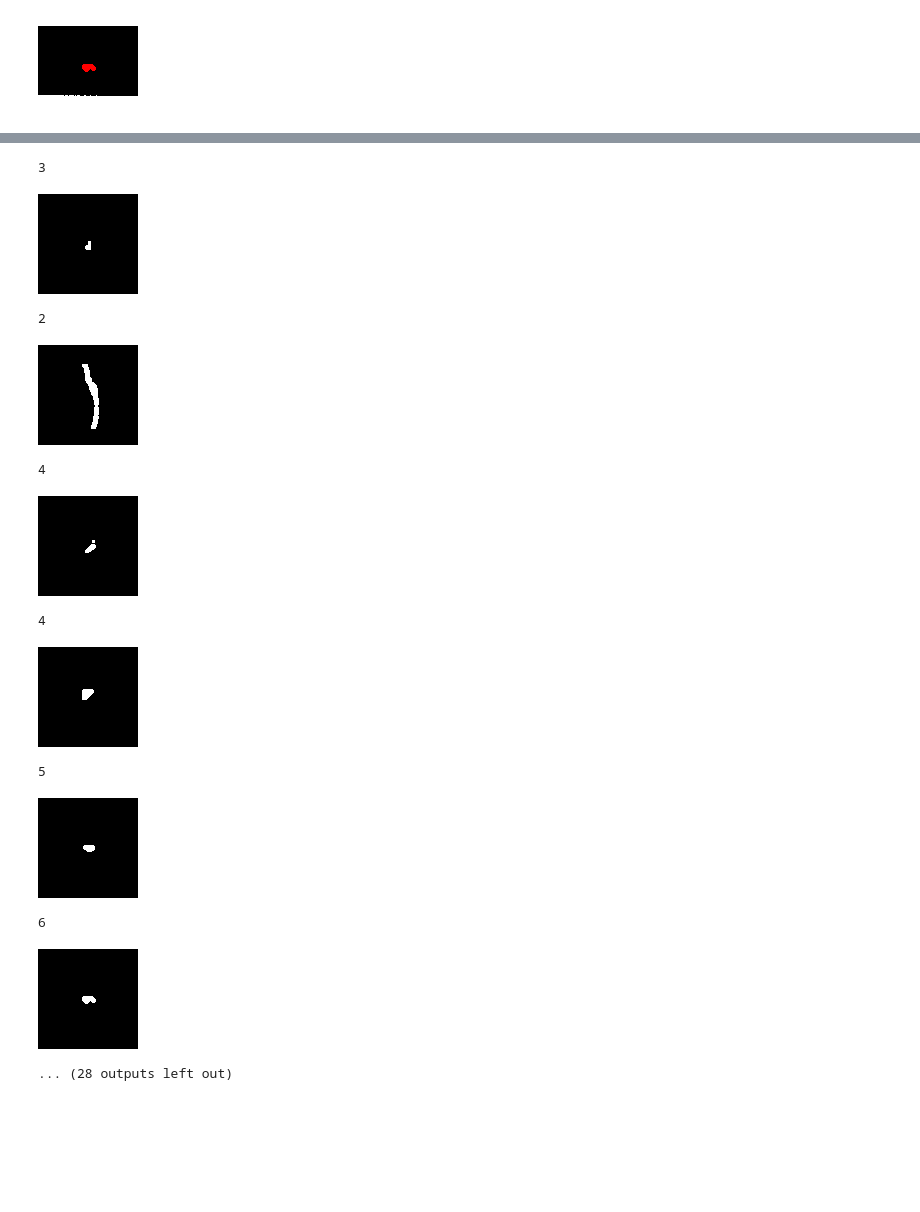
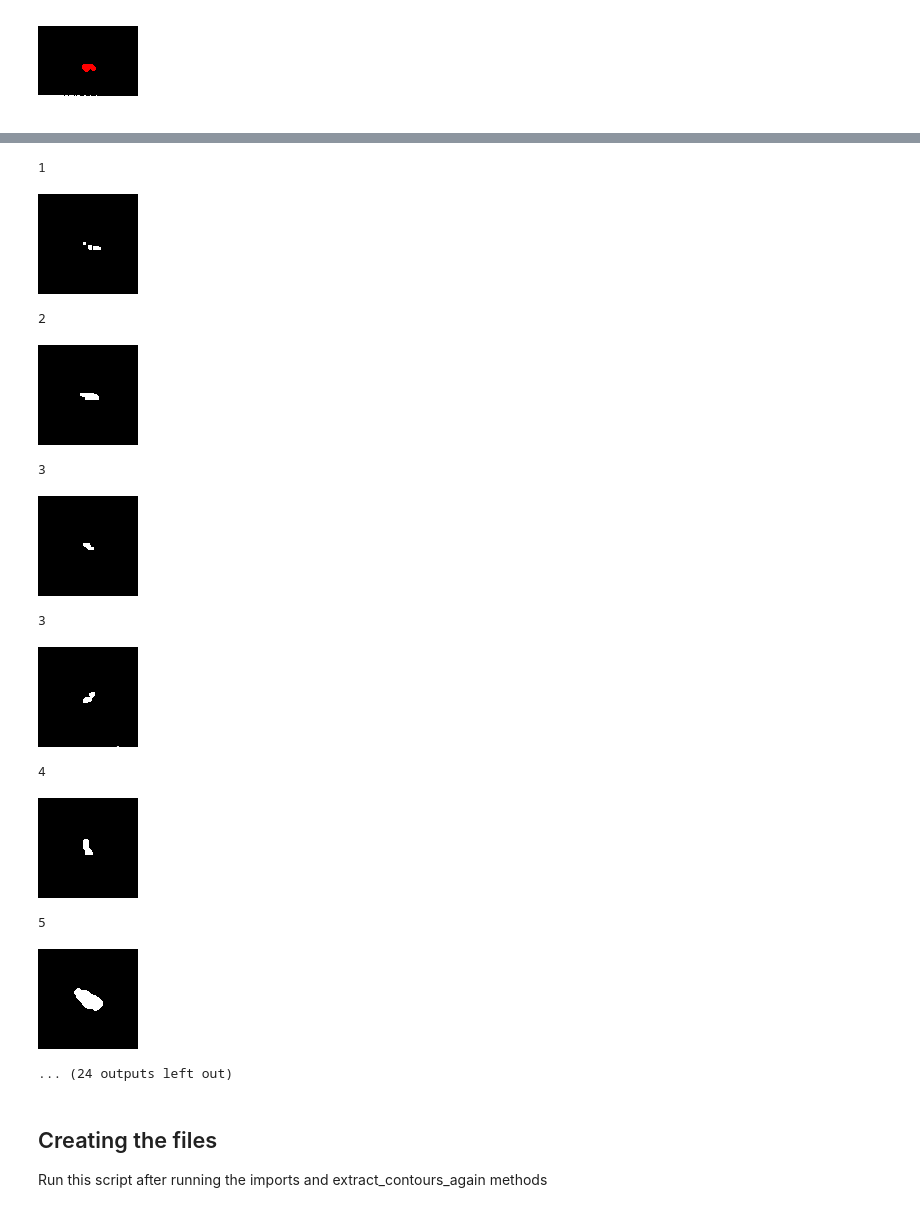
Before and after one commit to DevakMurali/VisualMLGroup2, a Jupyter notebook: Image_Processing.ipynb, the cells around one changed output, grey strips where cells are left out. Drawn from its saved outputs; the diff is of its cells as text; code cells hidden in the pictures; blank space fills up the shorter version.

```diff
--- a/Image_Processing.ipynb
+++ b/Image_Processing.ipynb
@@ -16,8 +16,8 @@ This script takes in a template image and a defective image, performs an xor ope
 PADDING_WIDTH = 50
 PADDING_HEIGHT = 50
 
-im = cv.imread('/content/drive/MyDrive/ENEE439D Project/00041000_temp.jpg')
-im2 = cv.imread('/content/drive/MyDrive/ENEE439D Project/00041000_test.jpg')
+im = cv.imread('/content/drive/MyDrive/ENEE439D Project/PCBData/group12000/12000/12000052_temp.jpg')
+im2 = cv.imread('/content/drive/MyDrive/ENEE439D Project/PCBData/group12000/12000/12000052_test.jpg')
 
 sub = cv.bitwise_xor(im, im2)
 
@@ -334,9 +334,9 @@ def gen_deepPCB_morphology_images(template, test, labelfile,\
   return ml_defects, context_defects
 
 ml_defects, context_defects = gen_deepPCB_morphology_images(\
-        '/content/drive/MyDrive/ENEE439D Project/00041000_temp.jpg', \
-        '/content/drive/MyDrive/ENEE439D Project/00041000_test.jpg', \
-        '/content/drive/MyDrive/ENEE439D Project/00041000.txt')
+        '/content/drive/MyDrive/ENEE439D Project/PCBData/group12000/12000/12000052_temp.jpg', \
+        '/content/drive/MyDrive/ENEE439D Project/PCBData/group12000/12000/12000052_test.jpg', \
+        '/content/drive/MyDrive/ENEE439D Project/PCBData/group12000/12000_not/12000052.txt')
 
 for image in ml_defects:
   cv2_imshow(image)
@@ -383,7 +383,7 @@ def extract_contours_again(template, defective, labelfile,\
 
   _, sub_thresh = cv.threshold(sub_filter, 127, 255, cv.THRESH_BINARY)
 
-  ref = cv.copyMakeBorder(im, PADDING_HEIGHT, PADDING_HEIGHT, PADDING_WIDTH, PADDING_WIDTH, cv.BORDER_CONSTANT, value=(255, 255, 255))
+  ref = cv.copyMakeBorder(im2, PADDING_HEIGHT, PADDING_HEIGHT, PADDING_WIDTH, PADDING_WIDTH, cv.BORDER_CONSTANT, value=(255, 255, 255))
   all_contours = cv.morphologyEx(sub_filter, cv.MORPH_ERODE, np.ones((9, 9)))
   fresh_black = all_contours.copy()
   fresh_ref = ref.copy()
@@ -422,46 +422,49 @@ def extract_contours_again(template, defective, labelfile,\
 
     for idx in defect[2]:
       cv.drawContours(ml_image, contours, idx, (255, 255, 255), -1)
       cv.drawContours(context_image, contours, idx, (0, 0, 255), -1)
 
     box = boxes[defect_idx]
 
     x_center = (int(box[2]) + int(box[0])) / 2 + PADDING_WIDTH
     y_center = (int(box[3]) + int(box[1])) / 2 + PADDING_HEIGHT
 
     l_side_x = int(x_center - IMAGE_WIDTH / 2)
     r_side_x = int(x_center + IMAGE_WIDTH / 2)
     top_side_y = int(y_center - IMAGE_HEIGHT / 2)
     bottom_side_y = int(y_center + IMAGE_HEIGHT / 2)
 
     ml_defects.append((ml_image[top_side_y:bottom_side_y, l_side_x:r_side_x], labels[defect_idx]))
     context_defects.append((context_image[top_side_y:bottom_side_y, l_side_x:r_side_x], labels[defect_idx]))
 
   return ml_defects, context_defects
 
 ml_defects, context_defects = extract_contours_again(\
-        '/content/drive/MyDrive/ENEE439D Project/00041000_temp.jpg', \
-        '/content/drive/MyDrive/ENEE439D Project/00041000_test.jpg', \
-        '/content/drive/MyDrive/ENEE439D Project/00041000.txt')
+        '/content/drive/MyDrive/ENEE439D Project/PCBData/group12000/12000/12000052_temp.jpg', \
+        '/content/drive/MyDrive/ENEE439D Project/PCBData/group12000/12000/12000052_test.jpg', \
+        '/content/drive/MyDrive/ENEE439D Project/PCBData/group12000/12000_not/12000052.txt')
 
 for defect in ml_defects:
   print(defect[1])
   cv2_imshow(defect[0])
 for defect in context_defects:
   print(defect[1])
   cv2_imshow(defect[0])
 # %% [output]
-3
+1
-[figure, old version]
+[figure, new version]
 2
-[figure, old version]
+[figure, new version]
-4
+3
-[figure, old version]
+[figure, new version]
-4
+3
-[figure, old version]
+[figure, new version]
-5
+4
-[figure, old version]
+[figure, new version]
-6
+5
-[figure, old version]
+[figure, new version]
-... (28 outputs left out)
+... (24 outputs left out)
+# %% [markdown]
+## Creating the files
+Run this script after running the imports and extract_contours_again methods
 # %%
```
Also changed, not shown: parts of 3 cells of this notebook.
